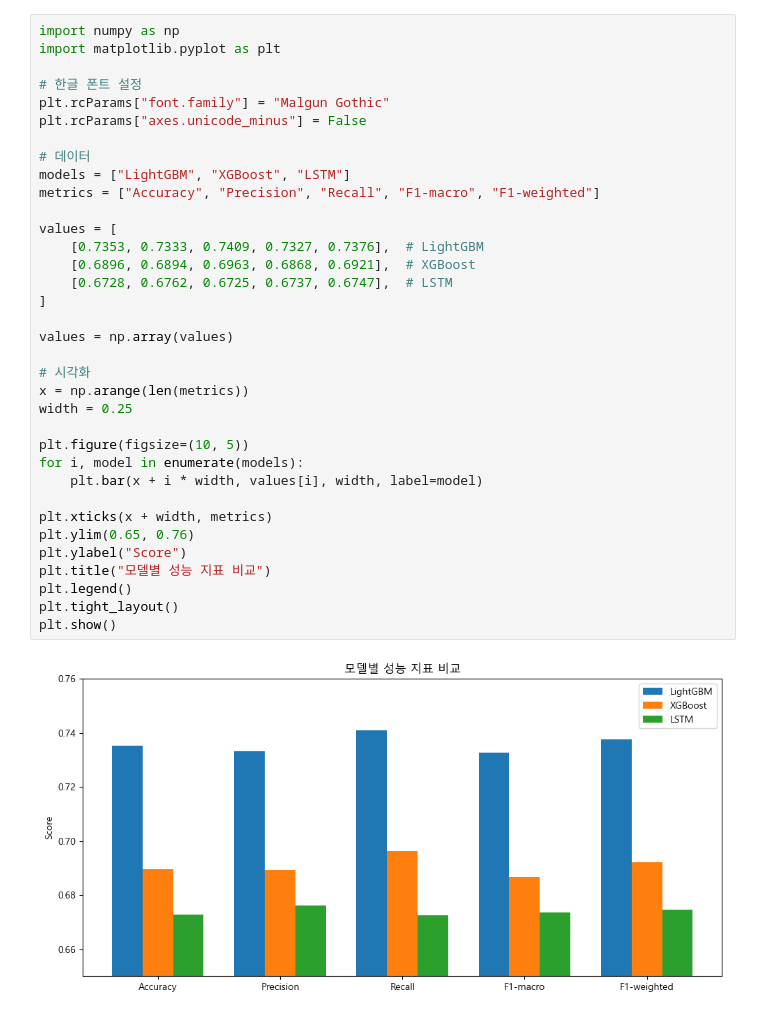
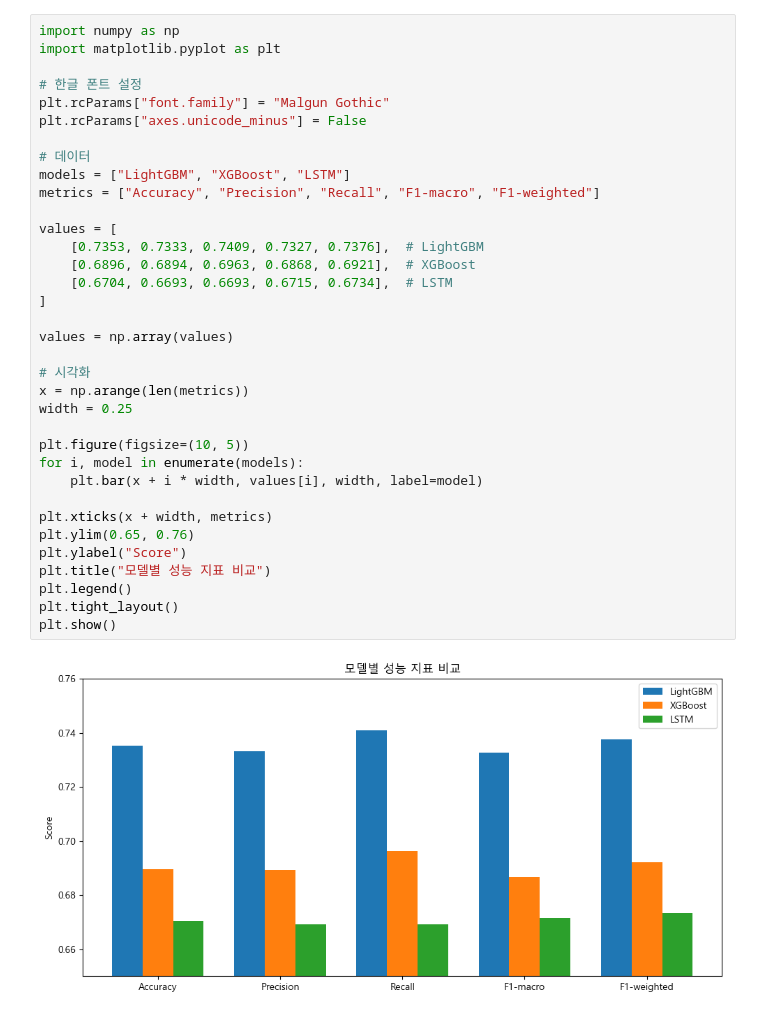
Before and after one commit to eunjeong0911/Property-recommend, a Jupyter notebook: apps/reco/models/price_model/ML/notebooks/4_ML_result.ipynb, the cells around one changed output. Drawn from its saved outputs; the diff is of its cells as text.

```diff
--- a/apps/reco/models/price_model/ML/notebooks/4_ML_result.ipynb
+++ b/apps/reco/models/price_model/ML/notebooks/4_ML_result.ipynb
@@ -106,32 +106,32 @@ import matplotlib.pyplot as plt
 plt.rcParams["font.family"] = "Malgun Gothic"
 plt.rcParams["axes.unicode_minus"] = False
 
 # 데이터
 models = ["LightGBM", "XGBoost", "LSTM"]
 metrics = ["Accuracy", "Precision", "Recall", "F1-macro", "F1-weighted"]
 
 values = [
     [0.7353, 0.7333, 0.7409, 0.7327, 0.7376],  # LightGBM
     [0.6896, 0.6894, 0.6963, 0.6868, 0.6921],  # XGBoost
-    [0.6728, 0.6762, 0.6725, 0.6737, 0.6747],  # LSTM
+    [0.6704, 0.6693, 0.6693, 0.6715, 0.6734],  # LSTM
 ]
 
 values = np.array(values)
 
 # 시각화
 x = np.arange(len(metrics))
 width = 0.25
 
 plt.figure(figsize=(10, 5))
 for i, model in enumerate(models):
     plt.bar(x + i * width, values[i], width, label=model)
 
 plt.xticks(x + width, metrics)
 plt.ylim(0.65, 0.76)
 plt.ylabel("Score")
 plt.title("모델별 성능 지표 비교")
 plt.legend()
 plt.tight_layout()
 plt.show()
 # %% [output]
-[figure, old version]
+[figure, new version]
```
Also changed, not shown: parts of 2 cells of this notebook, 4 other files.
